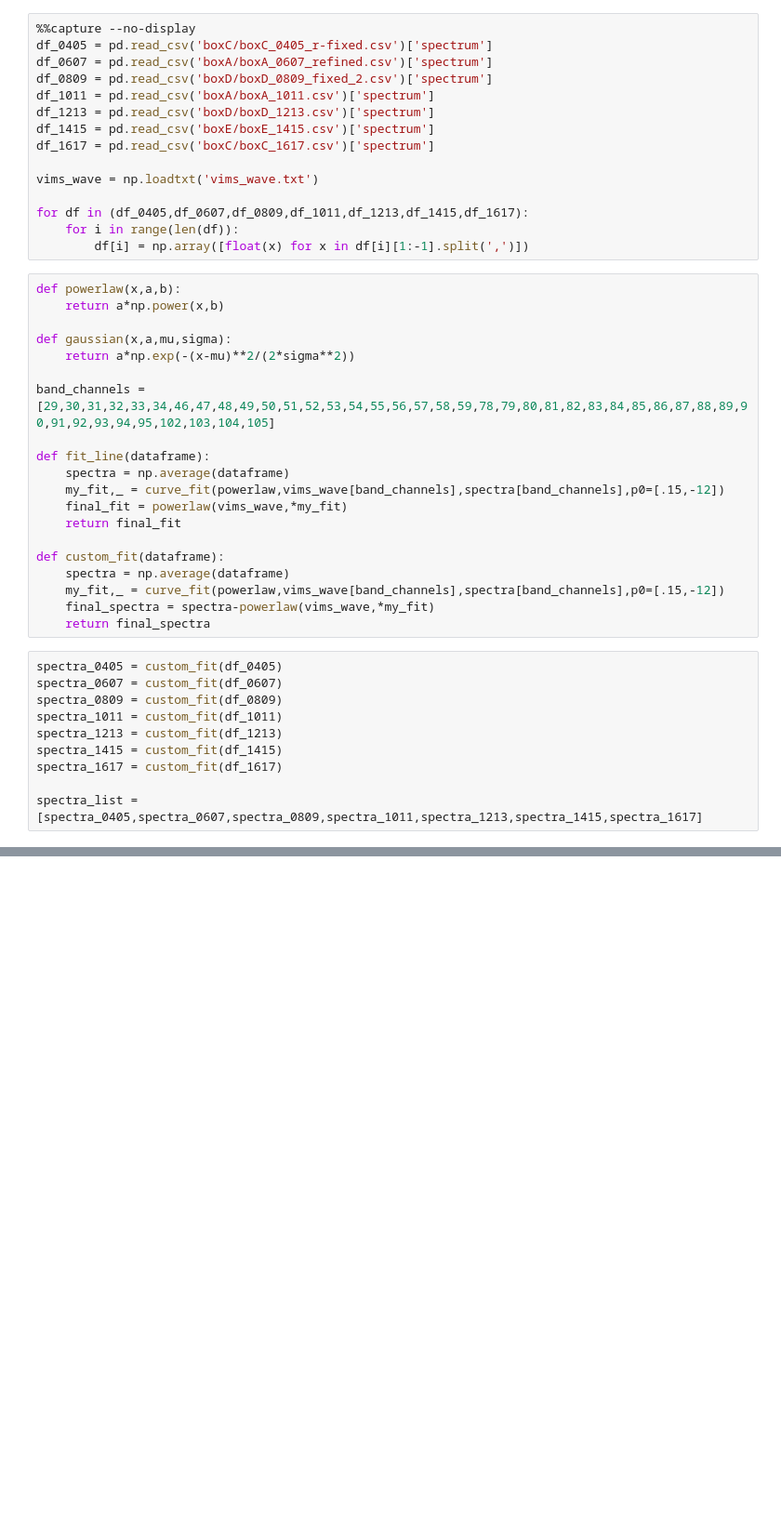
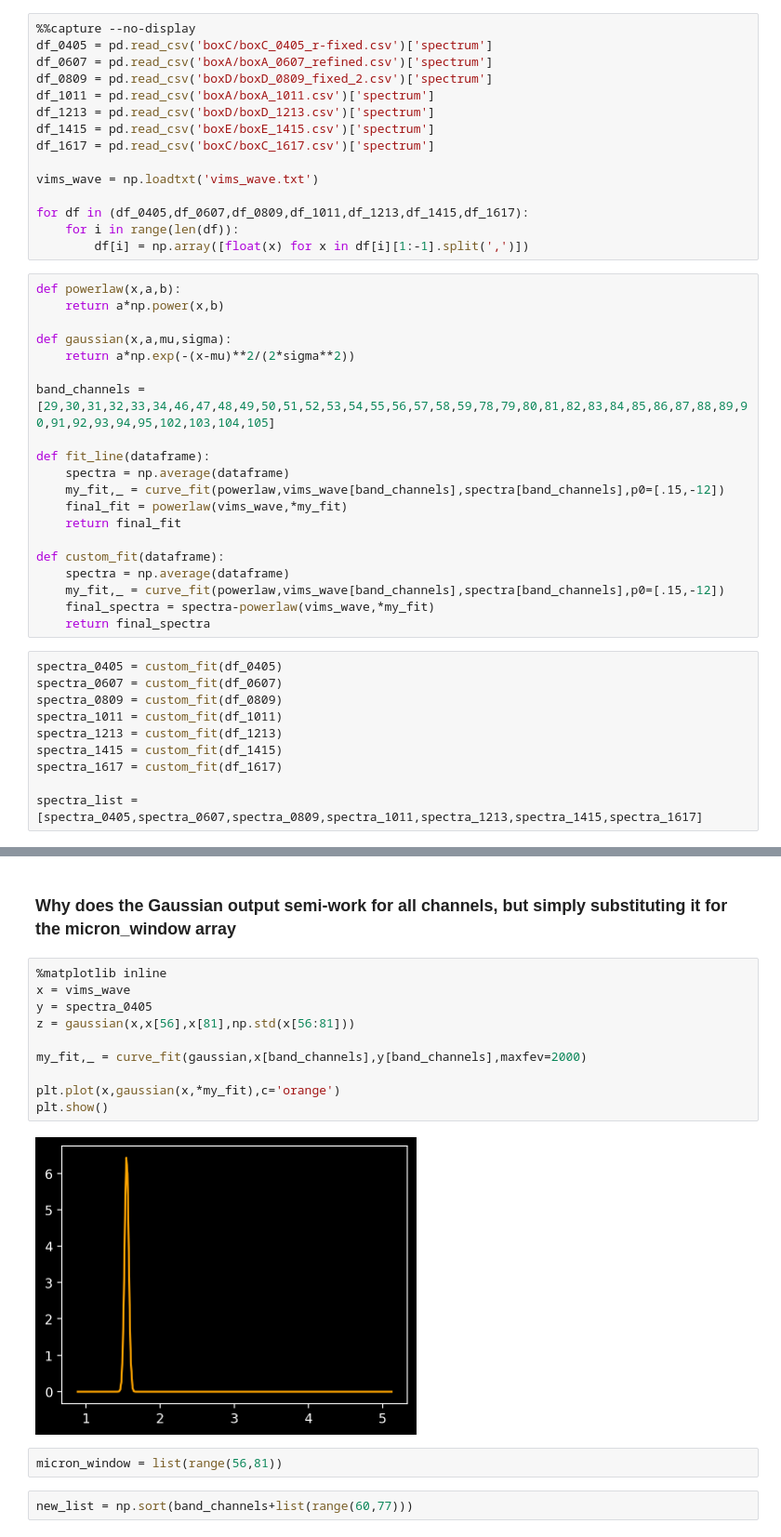
Before and after one commit to lucaslibshutz/spectralResearch, a Jupyter notebook: iPad_fitting.ipynb, the cells around one changed output, grey strips where cells are left out. Shown at 93% size. Drawn from its saved outputs; the diff is of its cells as text; blank space fills up the shorter version.

```diff
--- a/iPad_fitting.ipynb
+++ b/iPad_fitting.ipynb
@@ -59,0 +60,18 @@ plt.show()
+# %% [markdown]
+### Why does the Gaussian output semi-work for all channels, but simply substituting it for the micron_window array
+# %%
+%matplotlib inline
+x = vims_wave
+y = spectra_0405
+z = gaussian(x,x[56],x[81],np.std(x[56:81]))
+
+my_fit,_ = curve_fit(gaussian,x[band_channels],y[band_channels],maxfev=2000)
+
+plt.plot(x,gaussian(x,*my_fit),c='orange')
+plt.show()
+# %% [output]
+[figure, added]
+# %%
+micron_window = list(range(56,81))
+# %%
+new_list = np.sort(band_channels+list(range(60,77)))
```
Also changed, not shown: parts of 4 cells of this notebook.
